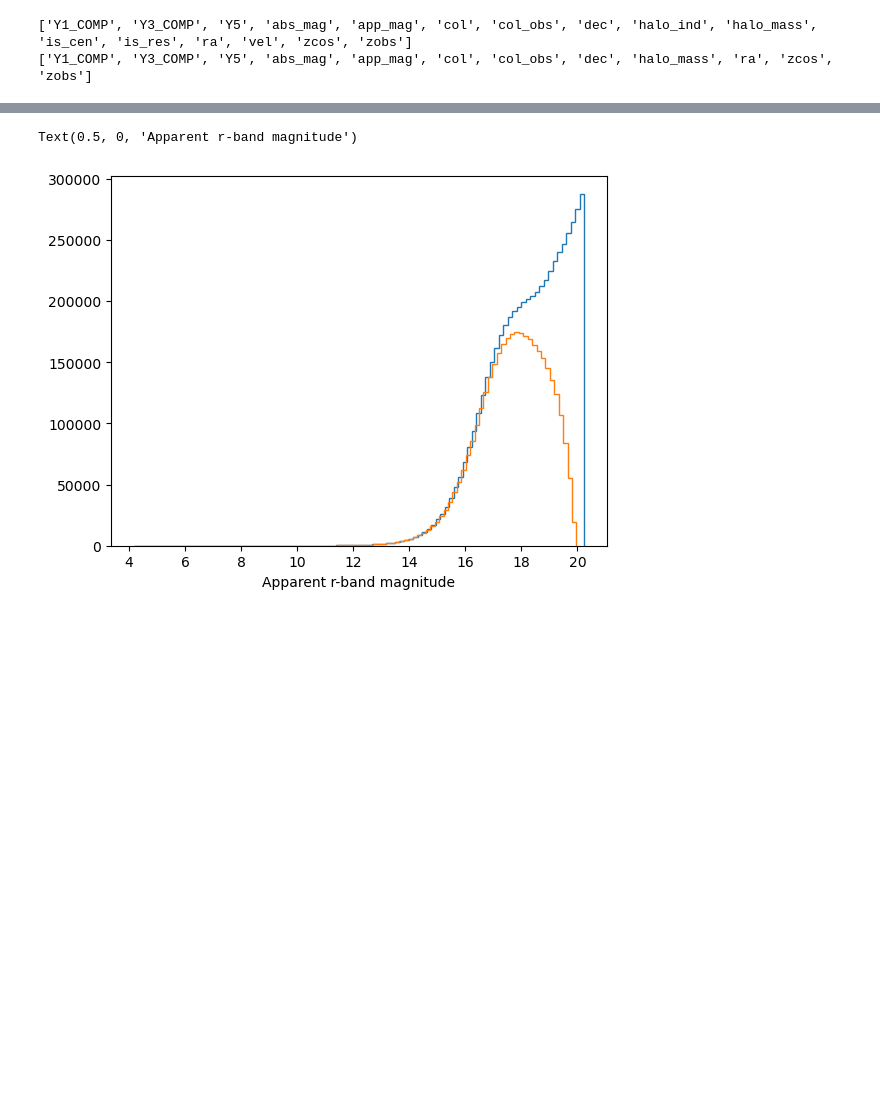
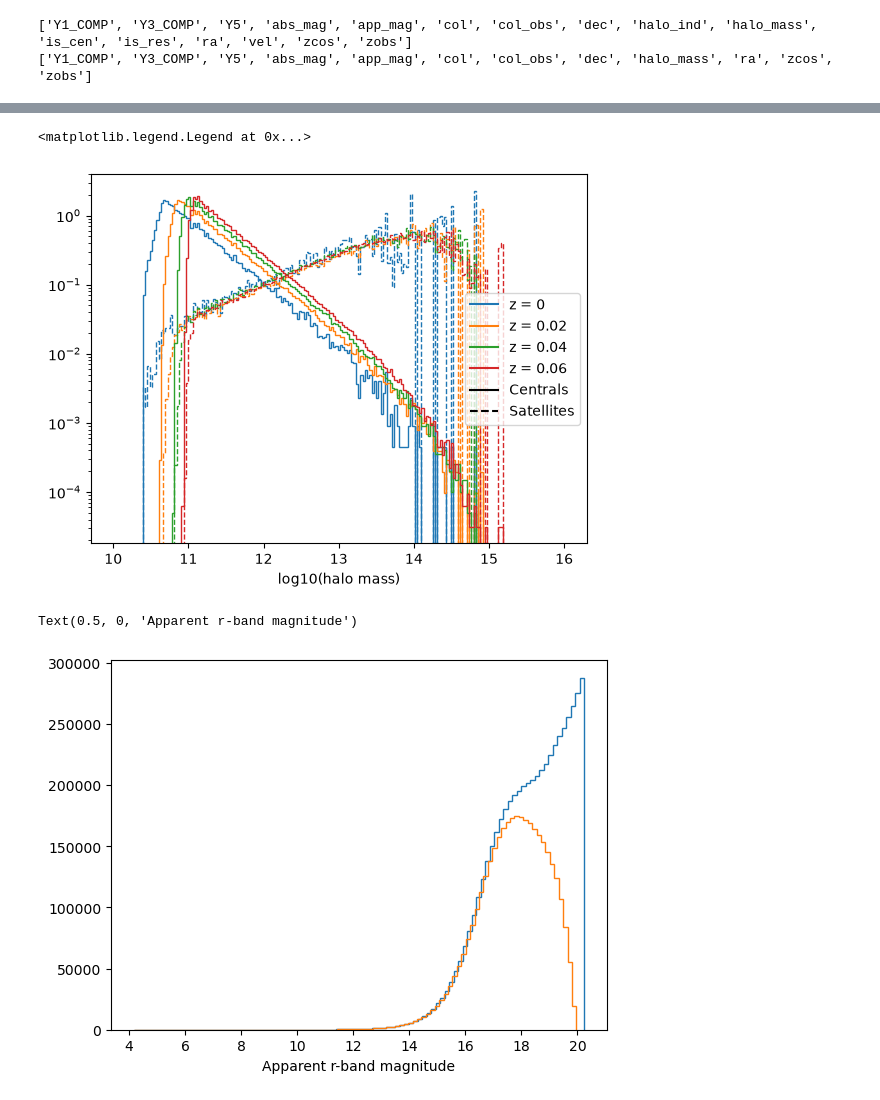
Before and after one commit to julianbautista/desi_pv_mocks, a Jupyter notebook: notebooks/check_BGS_base.ipynb, the cells around one changed output, grey strips where cells are left out. Cells and saved outputs as stored; diff of their text form; code cells hidden in the pictures; blank space fills up the shorter version.

```diff
--- a/notebooks/check_BGS_base.ipynb
+++ b/notebooks/check_BGS_base.ipynb
@@ -36,3 +87,21 @@ print(list(m0_rand.keys()))
+# %%
+zs = [0, 0.02, 0.04, 0.06, 0.08]
+for i in range(len(zs)-1):
+    w = (m0_spec['zcos'] > zs[i]) & (m0_spec['zcos']< zs[i+1])
+    wc = w & (m0_spec['is_cen'] == 1)
+    ws = w & (m0_spec['is_cen'] == 0)
+    _=plt.hist(np.log10(m0_spec['halo_mass'][wc]),  bins=np.linspace(10, 16, 200), color=f'C{i}', ls='-', histtype='step', density=1)
+    _=plt.hist(np.log10(m0_spec['halo_mass'][ws]), bins=np.linspace(10, 16, 200), color=f'C{i}', ls='--', histtype='step', density=1)
+    plt.plot([], [], f'C{i}-', label=f'z = {zs[i]}')
+
+plt.yscale('log')
+plt.xlabel('log10(halo mass)')
+plt.plot([], [], 'k-', label=f'Centrals')
+plt.plot([], [], 'k--', label=f'Satellites')
+plt.legend()
+# %% [output]
+<matplotlib.legend.Legend at 0x...>
+[figure, added]
 # %%
 m0_app_mag = m0_data['app_mag'][...]
 m0_zobs = m0_data['zobs'][...]
```
Also changed, not shown: parts of 9 cells of this notebook, 5 other files.
